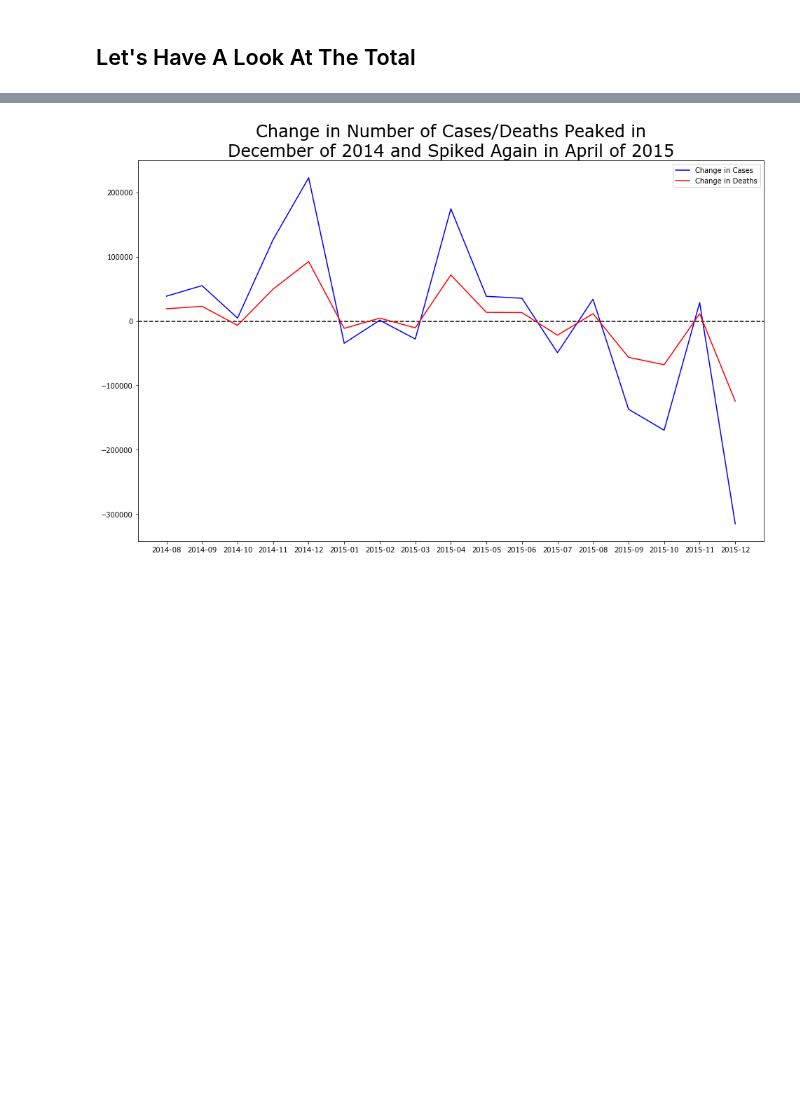
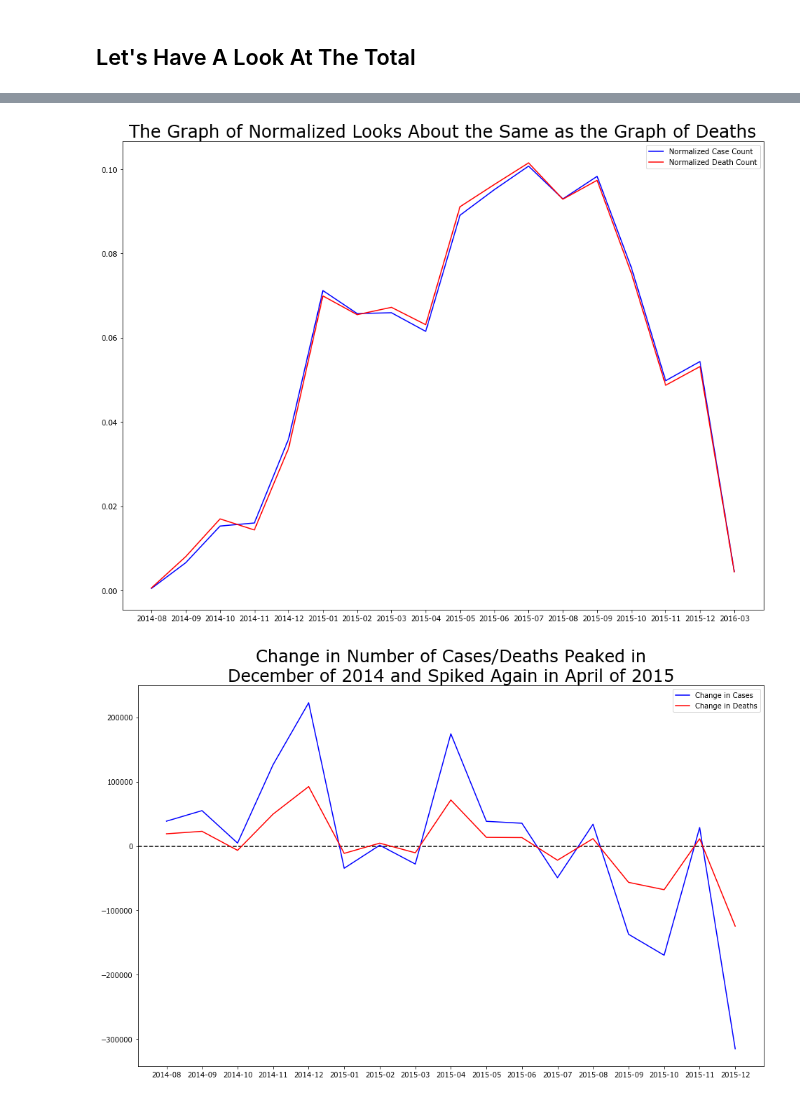
Before and after one commit to nmwhitehead/Ebola, a Jupyter notebook: Ebola.ipynb, the cells around one changed output, grey strips where cells are left out. Saved outputs shown, nothing was run; the diff lists cells and outputs as text; code cells hidden in the pictures; blank space fills up the shorter version.

```diff
--- a/Ebola.ipynb
+++ b/Ebola.ipynb
@@ -144,3 +141,18 @@ plt.legend();
+# %%
+# Let's normalized these counts
+monthly_world_data['Normalized Cases Count'] = monthly_world_data['No. of confirmed, probable and suspected cases'] / monthly_world_data['No. of confirmed, probable and suspected cases'].sum()
+monthly_world_data['Normalized Death Count'] = monthly_world_data['No. of confirmed, probable and suspected deaths'] / monthly_world_data['No. of confirmed, probable and suspected deaths'].sum()
+# %%
+plt.figure(figsize=(16,12))
+
+plt.title('The Graph of Normalized Looks About the Same as the Graph of Deaths', fontsize=24)
+
+plt.plot(monthly_world_data['Normalized Cases Count'], label='Normalized Case Count', color='blue')
+plt.plot(monthly_world_data['Normalized Death Count'], label='Normalized Death Count', color='red')
+
+plt.legend();
+# %% [output]
+[figure, added]
 # %%
 # Let's make a few columns showing the change in number of people contracting and dying from Ebola by month
 monthly_world_data['Change in Cases'] = monthly_world_data['No. of confirmed, probable and suspected cases'].shift(-1) - monthly_world_data['No. of confirmed, probable and suspected cases']
```
Also changed, not shown: parts of 3 cells of this notebook, 4 other files.
